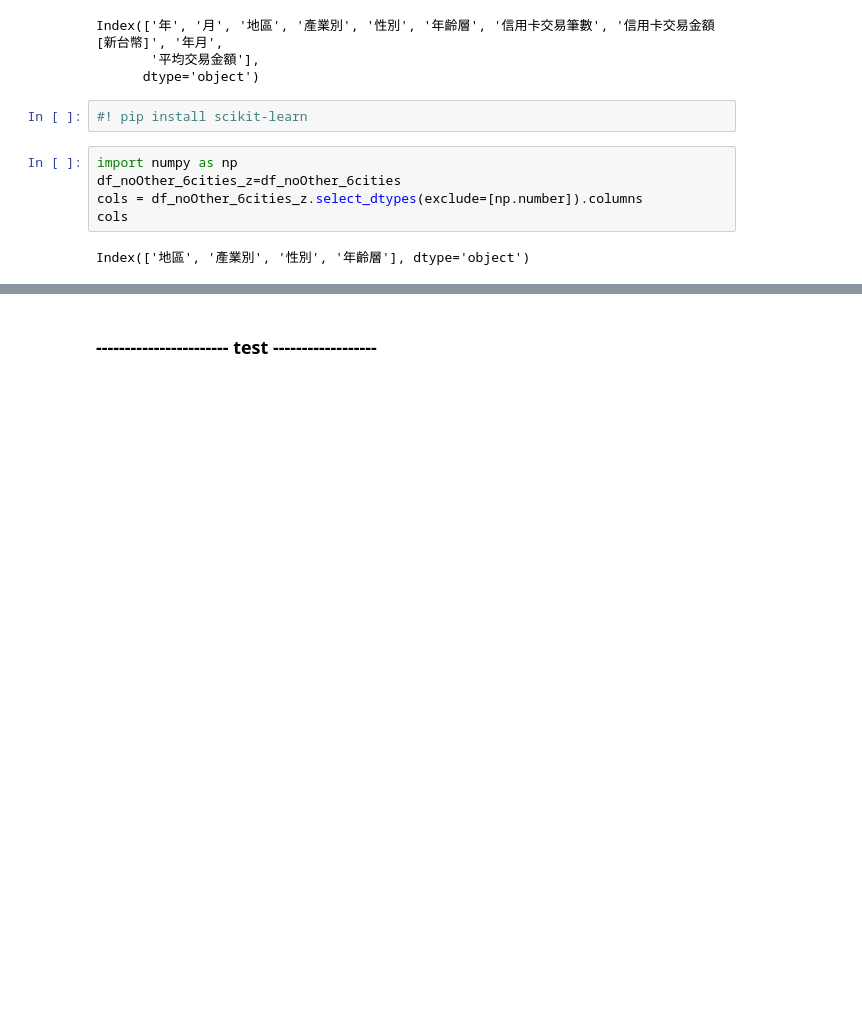
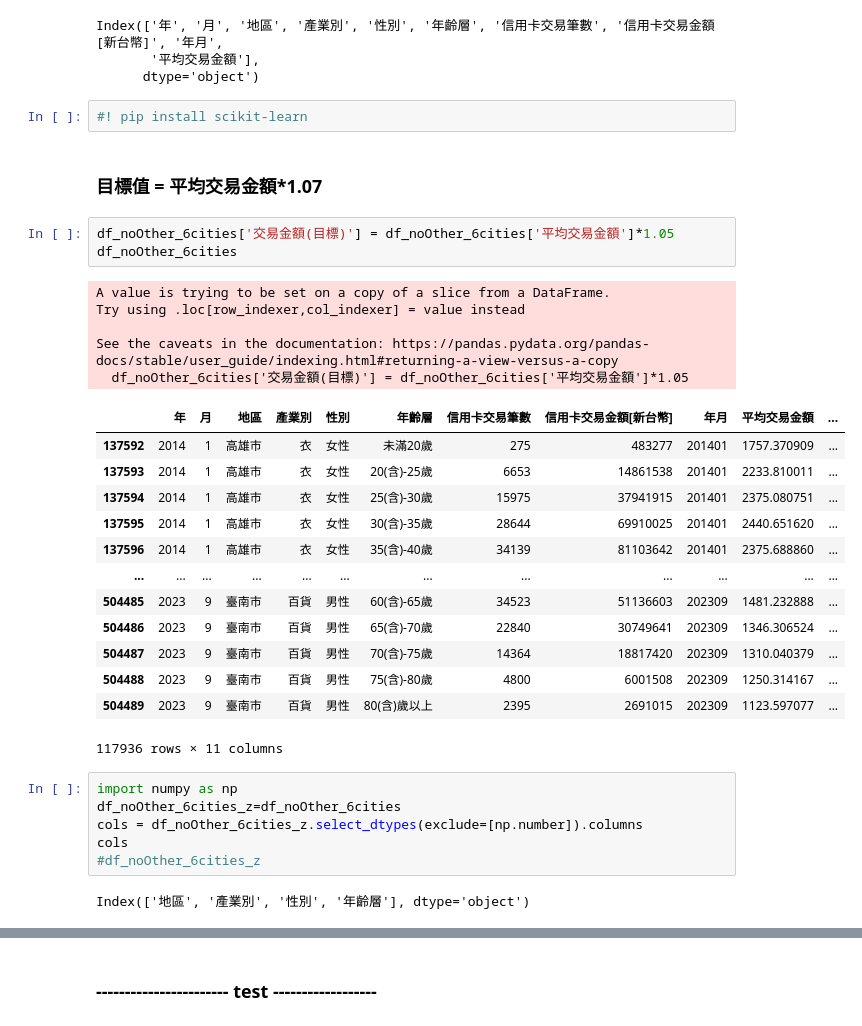
Before and after one commit to George1120901/..__creditcard__, a Jupyter notebook: test7-heatMap.ipynb, the cells around one changed output, grey strips where cells are left out. Drawn from its saved outputs; the diff is of its cells as text; blank space fills up the shorter version.

```diff
--- a/test7-heatMap.ipynb
+++ b/test7-heatMap.ipynb
@@ -1597,11 +1597,36 @@ Index(['年', '月', '地區', '產業別', '性別', '年齡層', '信用卡交
       dtype='object')
 # %%
 #! pip install scikit-learn
+# %% [markdown]
+### 目標值 = 平均交易金額*1.07
+# %%
+df_noOther_6cities['交易金額(目標)'] = df_noOther_6cities['平均交易金額']*1.05
+df_noOther_6cities
+# %% [output]
+A value is trying to be set on a copy of a slice from a DataFrame.
+Try using .loc[row_indexer,col_indexer] = value instead
+
+See the caveats in the documentation: https://pandas.pydata.org/pandas-docs/stable/user_guide/indexing.html#returning-a-view-versus-a-copy
+  df_noOther_6cities['交易金額(目標)'] = df_noOther_6cities['平均交易金額']*1.05
+|  | 年 | 月 | 地區 | 產業別 | 性別 | 年齡層 | 信用卡交易筆數 | 信用卡交易金額[新台幣] | 年月 | 平均交易金額 | ... |
+| 137592 | 2014 | 1 | 高雄市 | 衣 | 女性 | 未滿20歲 | 275 | 483277 | 201401 | 1757.370909 | ... |
+| 137593 | 2014 | 1 | 高雄市 | 衣 | 女性 | 20(含)-25歲 | 6653 | 14861538 | 201401 | 2233.810011 | ... |
+| 137594 | 2014 | 1 | 高雄市 | 衣 | 女性 | 25(含)-30歲 | 15975 | 37941915 | 201401 | 2375.080751 | ... |
+| 137595 | 2014 | 1 | 高雄市 | 衣 | 女性 | 30(含)-35歲 | 28644 | 69910025 | 201401 | 2440.651620 | ... |
+| 137596 | 2014 | 1 | 高雄市 | 衣 | 女性 | 35(含)-40歲 | 34139 | 81103642 | 201401 | 2375.688860 | ... |
+| ... | ... | ... | ... | ... | ... | ... | ... | ... | ... | ... | ... |
+| 504485 | 2023 | 9 | 臺南市 | 百貨 | 男性 | 60(含)-65歲 | 34523 | 51136603 | 202309 | 1481.232888 | ... |
+| 504486 | 2023 | 9 | 臺南市 | 百貨 | 男性 | 65(含)-70歲 | 22840 | 30749641 | 202309 | 1346.306524 | ... |
+| 504487 | 2023 | 9 | 臺南市 | 百貨 | 男性 | 70(含)-75歲 | 14364 | 18817420 | 202309 | 1310.040379 | ... |
+| 504488 | 2023 | 9 | 臺南市 | 百貨 | 男性 | 75(含)-80歲 | 4800 | 6001508 | 202309 | 1250.314167 | ... |
+| 504489 | 2023 | 9 | 臺南市 | 百貨 | 男性 | 80(含)歲以上 | 2395 | 2691015 | 202309 | 1123.597077 | ... |
+117936 rows × 11 columns
 # %%
 import numpy as np
 df_noOther_6cities_z=df_noOther_6cities
 cols = df_noOther_6cities_z.select_dtypes(exclude=[np.number]).columns
 cols
+#df_noOther_6cities_z
 # %% [output]
 Index(['地區', '產業別', '性別', '年齡層'], dtype='object')
 # %%
```
Also changed, not shown: parts of 4 cells of this notebook.
